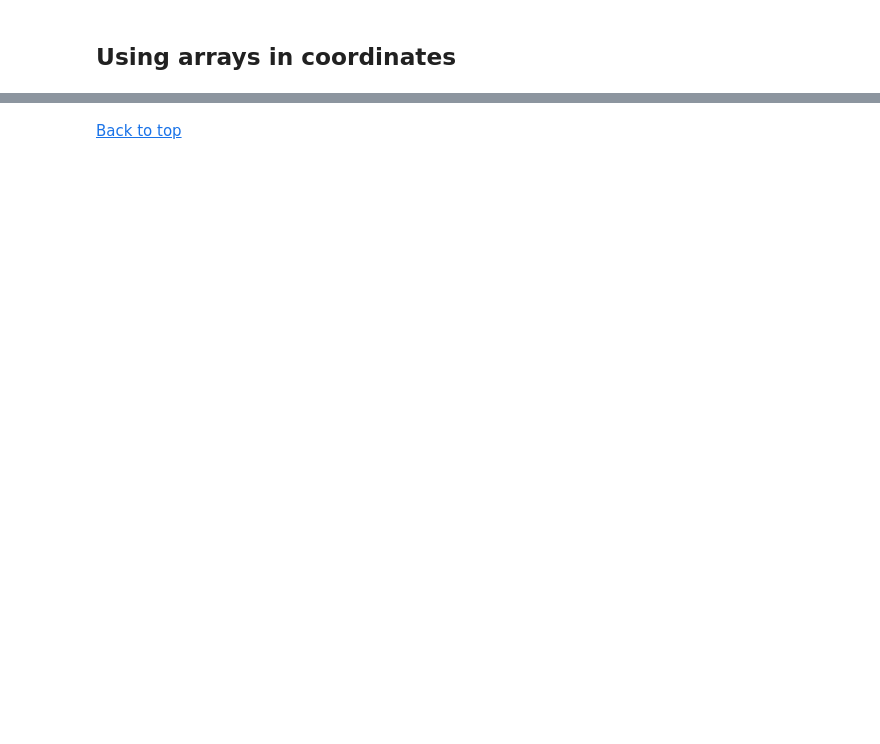
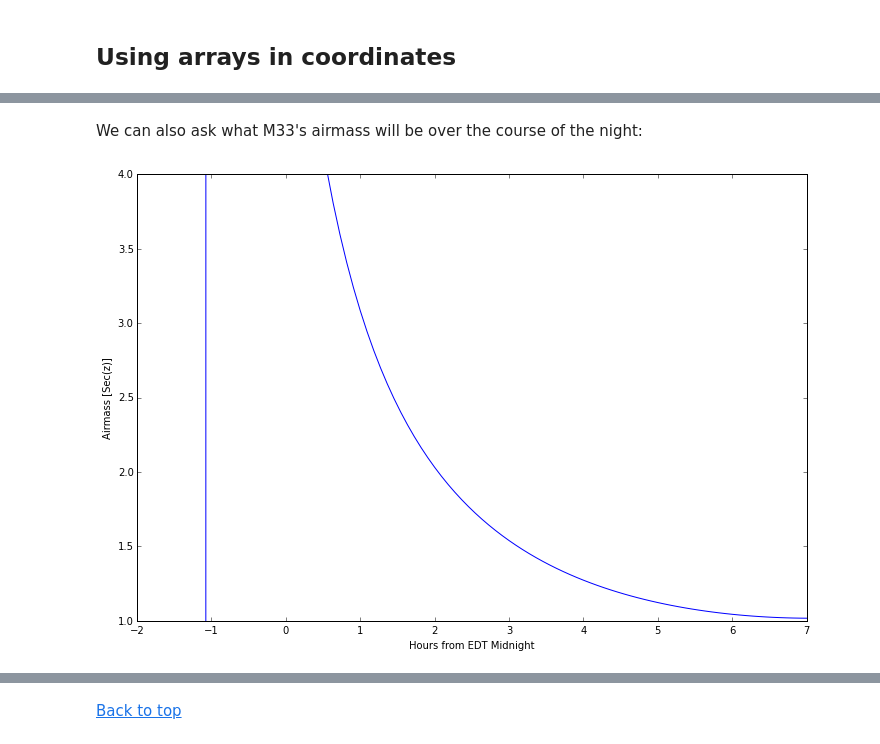
Before and after one commit to astropy/AAS2015, a Jupyter notebook: notebooks/06_Celestial_Coordinates.ipynb, the cells around one changed output, grey strips where cells are left out. Saved outputs shown, nothing was run; the diff lists cells and outputs as text; code cells hidden in the pictures; blank space fills up the shorter version.

Commit message:
update celestial coord notebook

```diff
--- a/notebooks/06_Celestial_Coordinates.ipynb
+++ b/notebooks/06_Celestial_Coordinates.ipynb
@@ -90,0 +193,8 @@ c = SkyCoord(t['clon'], t['clat'], frame='fk5')
+# %%
+from astropy.time import Time
+from astropy.coordinates import EarthLocation
+
+# Bear Mountain State Park in New York, USA
+bear_mountain = EarthLocation(lat=41.3*u.deg, lon=-74*u.deg, height=390*u.m)
+utcoffset = -4*u.hour  # Eastern Daylight Time
+midnight = Time('2012-7-13 00:00:00') - utcoffset
@@ -90,0 +203,2 @@ c = SkyCoord(t['clon'], t['clat'], frame='fk5')
+# %%
+m33 = SkyCoord.from_name('M33')
@@ -90,0 +213,24 @@ c = SkyCoord(t['clon'], t['clat'], frame='fk5')
+# %% [markdown]
+We can also ask what M33's airmass will be over the course of the night:
+# %%
+# this first line sets up the ipython notebook to make matplotlib plots inside the notebook
+%matplotlib inline
+import matplotlib.pyplot as plt
+import numpy as np
+
+#we also supress a warning about vector transforms - not relevant because we know this transform works
+import warnings
+warnings.filterwarnings('ignore',module='astropy.coordinates.baseframe')
+
+delta_midnight = np.linspace(-2, 7, 100)*u.hour
+m33altazs = m33.transform_to(AltAz(obstime=midnight+delta_midnight, location=bear_mountain))
+
+plt.figure(figsize=(12,8))
+plt.plot(delta_midnight, m33altazs.secz)
+plt.xlim(-2, 7)
+plt.ylim(1, 4)
+plt.xlabel('Hours from EDT Midnight')
+plt.ylabel('Airmass [Sec(z)]')
+None
+# %% [output]
+[figure, added]
```
Also changed, not shown: parts of 33 cells of this notebook, 1 other file.
